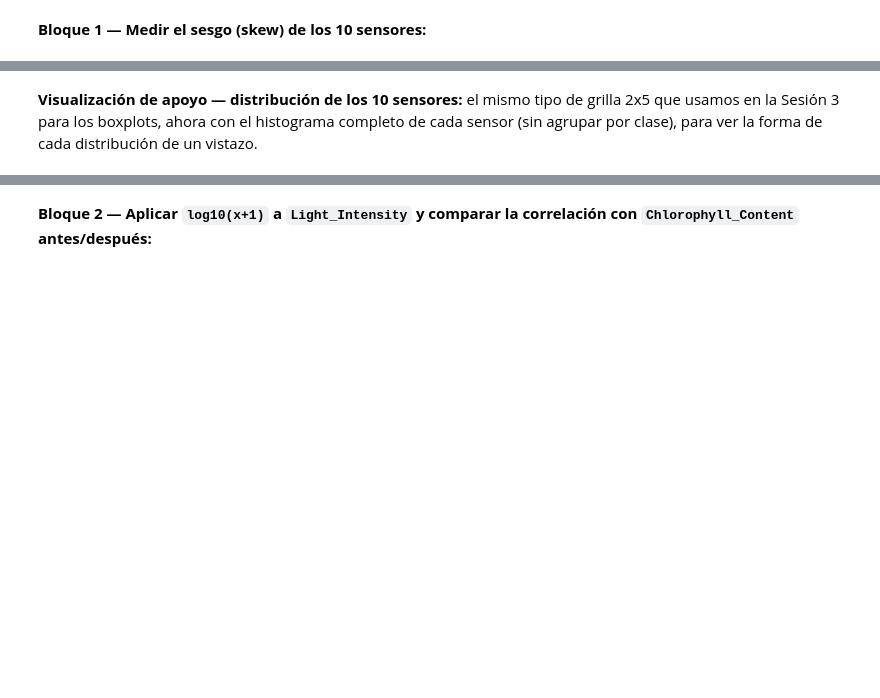
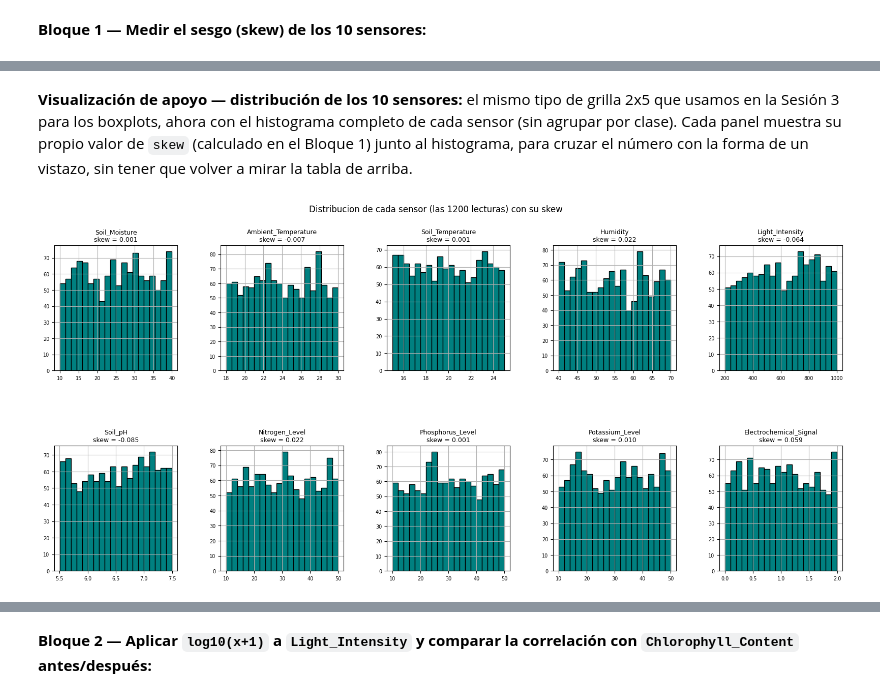
Before and after one commit to roserocarlos/StatAI-Basics, a Jupyter notebook: Ejercicio4/Cultivating_ML.ipynb, the cells around one changed output, grey strips where cells are left out. Cells and saved outputs as stored; diff of their text form; code cells hidden in the pictures; blank space fills up the shorter version.

```diff
--- a/Ejercicio4/Cultivating_ML.ipynb
+++ b/Ejercicio4/Cultivating_ML.ipynb
@@ -241,16 +370,19 @@ print(sesgo_df[["sensor", "skew"]].to_string(index=False))
 # %% [markdown]
-**Visualización de apoyo — distribución de los 10 sensores:** el mismo tipo de grilla 2x5 que usamos en la Sesión 3 para los boxplots, ahora con el histograma completo de cada sensor (sin agrupar por clase), para ver la forma de cada distribución de un vistazo.
+**Visualización de apoyo — distribución de los 10 sensores:** el mismo tipo de grilla 2x5 que usamos en la Sesión 3 para los boxplots, ahora con el histograma completo de cada sensor (sin agrupar por clase). Cada panel muestra su propio valor de `skew` (calculado en el Bloque 1) junto al histograma, para cruzar el número con la forma de un vistazo, sin tener que volver a mirar la tabla de arriba.
 # %%
 fig, axes = plt.subplots(2, 5, figsize=(20, 8))
 ejes = axes.flatten()
 
 for ax, sensor in zip(ejes, SENSORES_NUM):
+    skew_val = df[sensor].skew()
     df[sensor].hist(bins=20, ax=ax, color="teal", edgecolor="black")
-    ax.set_title(sensor, fontsize=9)
+    ax.set_title(f"{sensor}\nskew = {skew_val:.3f}", fontsize=9)
     ax.set_xlabel("")
     ax.tick_params(axis="both", labelsize=7)
 
-plt.suptitle("Distribucion de cada sensor (las 1200 lecturas)")
-plt.subplots_adjust(hspace=0.5, wspace=0.35, bottom=0.08)
+plt.suptitle("Distribucion de cada sensor (las 1200 lecturas) con su skew")
+plt.subplots_adjust(hspace=0.6, wspace=0.35, bottom=0.08)
 plt.show()
+# %% [output]
+[figure, added]
 # %% [markdown]
```
Also changed, not shown: parts of 37 cells of this notebook.
